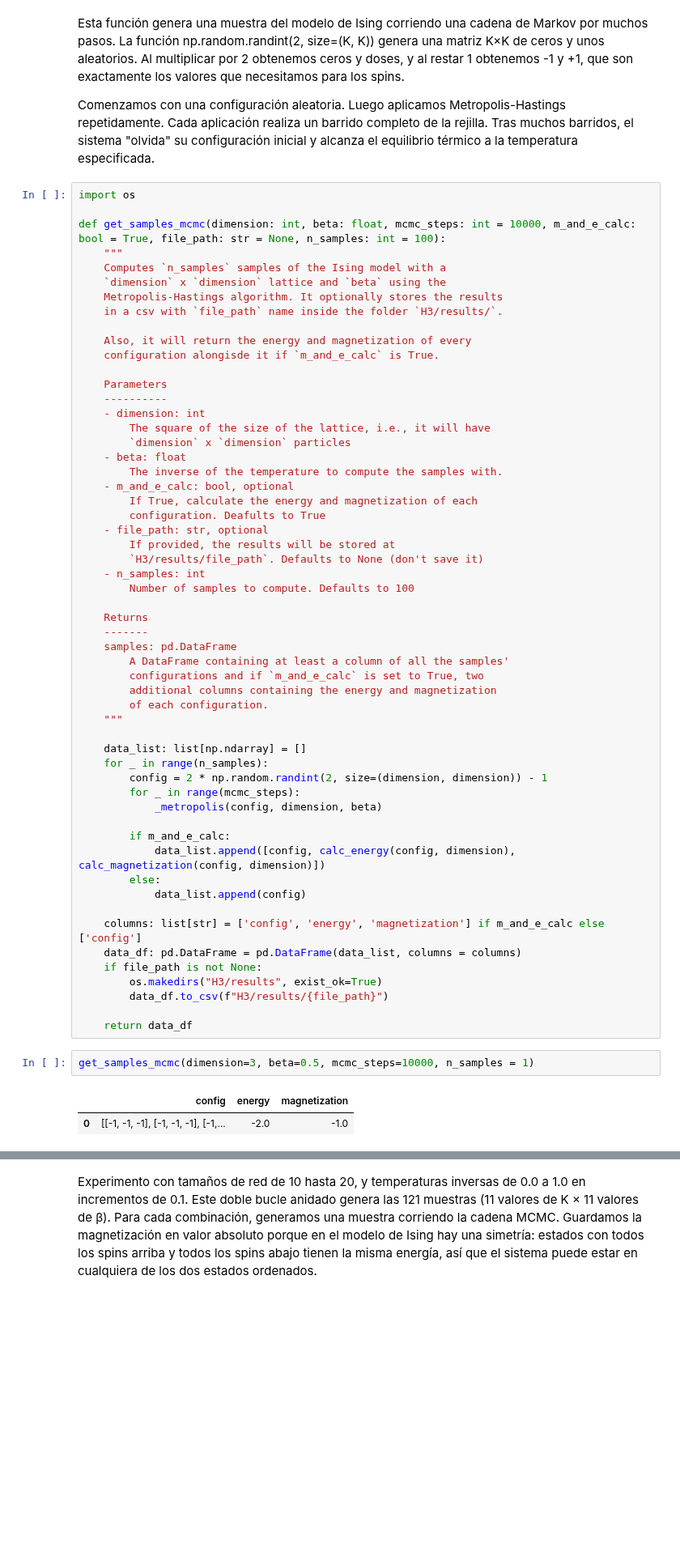
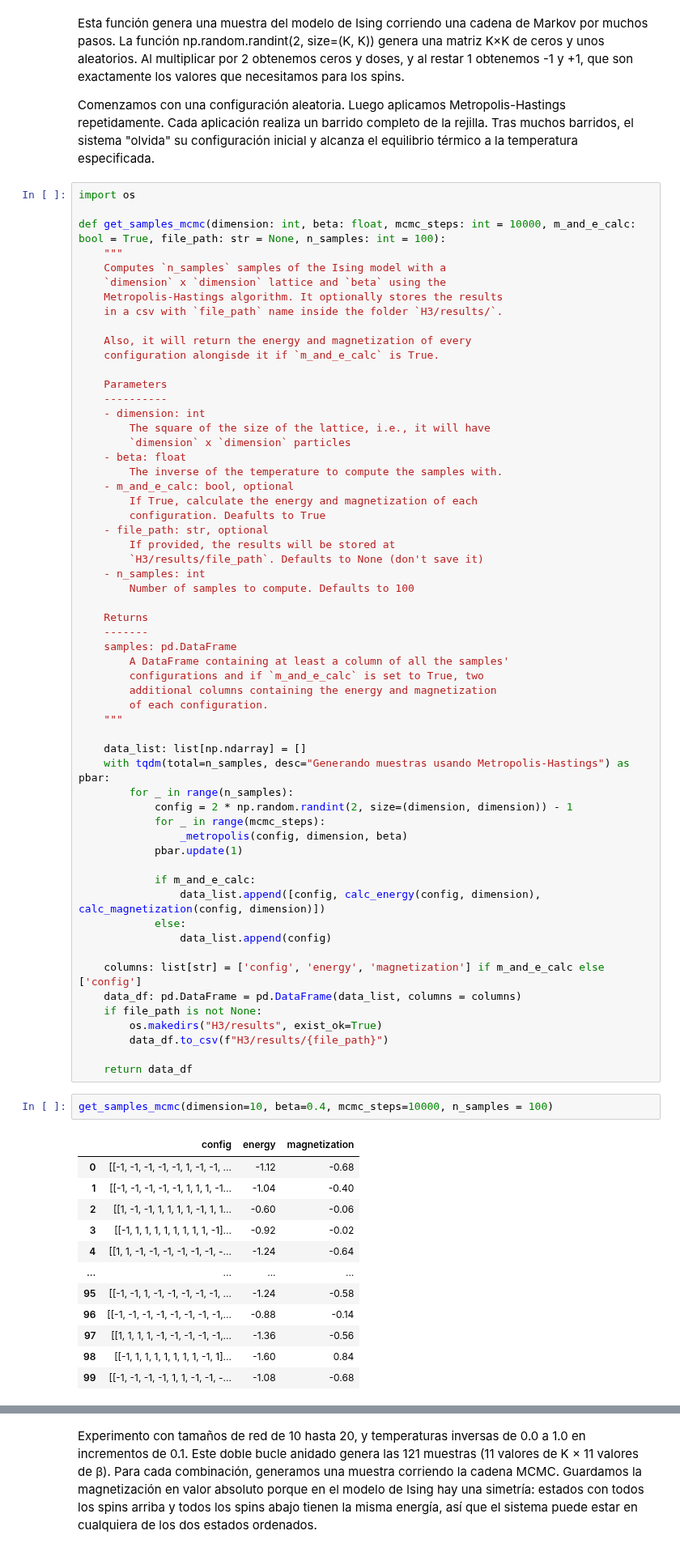
Before and after one commit to Unbo10/Markov, a Jupyter notebook: Homework_3.ipynb, the cells around one changed output, grey strips where cells are left out. Shown at 81% size. Saved outputs shown, nothing was run; the diff lists cells and outputs as text; blank space fills up the shorter version.

```diff
--- a/Homework_3.ipynb
+++ b/Homework_3.ipynb
@@ -182,15 +182,17 @@ def get_samples_mcmc(dimension: int, beta: float, mcmc_steps: int = 10000, m_and
     """
 
     data_list: list[np.ndarray] = []
-    for _ in range(n_samples):
-        config = 2 * np.random.randint(2, size=(dimension, dimension)) - 1
-        for _ in range(mcmc_steps):
-            _metropolis(config, dimension, beta)
+    with tqdm(total=n_samples, desc="Generando muestras usando Metropolis-Hastings") as pbar:
+        for _ in range(n_samples):
+            config = 2 * np.random.randint(2, size=(dimension, dimension)) - 1
+            for _ in range(mcmc_steps):
+                _metropolis(config, dimension, beta)
+            pbar.update(1)
 
-        if m_and_e_calc:
-            data_list.append([config, calc_energy(config, dimension), calc_magnetization(config, dimension)])
-        else:
-            data_list.append(config)
+            if m_and_e_calc:
+                data_list.append([config, calc_energy(config, dimension), calc_magnetization(config, dimension)])
+            else:
+                data_list.append(config)
 
     columns: list[str] = ['config', 'energy', 'magnetization'] if m_and_e_calc else ['config']
     data_df: pd.DataFrame = pd.DataFrame(data_list, columns = columns)
@@ -200,7 +202,17 @@ def get_samples_mcmc(dimension: int, beta: float, mcmc_steps: int = 10000, m_and
 
     return data_df
 # %%
-get_samples_mcmc(dimension=3, beta=0.5, mcmc_steps=10000, n_samples = 1)
+get_samples_mcmc(dimension=10, beta=0.4, mcmc_steps=10000, n_samples = 100)
 # %% [output]
 |  | config | energy | magnetization |
-| 0 | [[-1, -1, -1], [-1, -1, -1], [-1,... | -2.0 | -1.0 |
+| 0 | [[-1, -1, -1, -1, -1, 1, -1, -1, ... | -1.12 | -0.68 |
+| 1 | [[-1, -1, -1, -1, -1, 1, 1, 1, -1... | -1.04 | -0.40 |
+| 2 | [[1, -1, -1, 1, 1, 1, 1, -1, 1, 1... | -0.60 | -0.06 |
+| 3 | [[-1, 1, 1, 1, 1, 1, 1, 1, 1, -1]... | -0.92 | -0.02 |
+| 4 | [[1, 1, -1, -1, -1, -1, -1, -1, -... | -1.24 | -0.64 |
+| ... | ... | ... | ... |
+| 95 | [[-1, -1, 1, -1, -1, -1, -1, -1, ... | -1.24 | -0.58 |
+| 96 | [[-1, -1, -1, -1, -1, -1, -1, -1,... | -0.88 | -0.14 |
+| 97 | [[1, 1, 1, 1, -1, -1, -1, -1, -1,... | -1.36 | -0.56 |
+| 98 | [[-1, 1, 1, 1, 1, 1, 1, 1, -1, 1]... | -1.60 | 0.84 |
+| 99 | [[-1, -1, -1, -1, 1, 1, -1, -1, -... | -1.08 | -0.68 |
```
Also changed, not shown: parts of 9 cells of this notebook.
